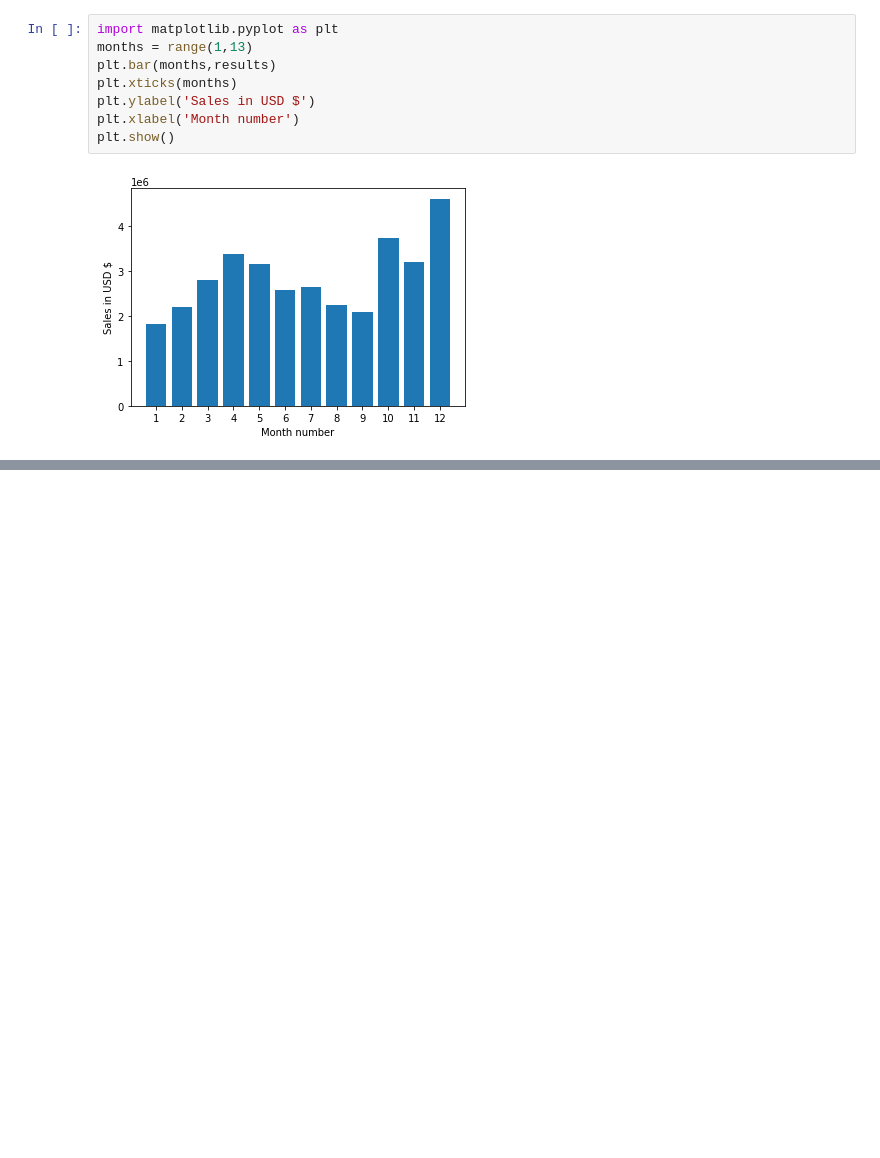
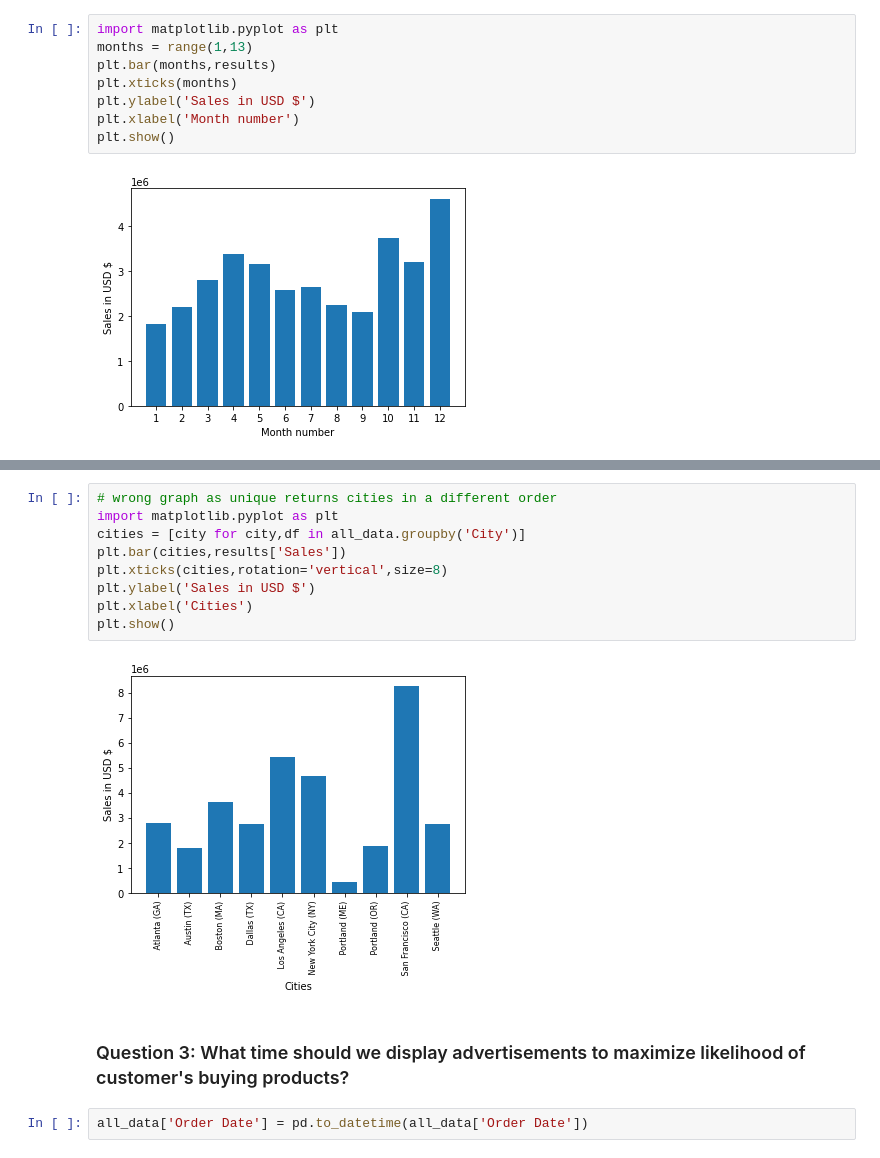
Before and after one commit to janakimeena/Sales_Data_Analysis, a Jupyter notebook: Sales_Analysis.ipynb, the cells around one changed output, grey strips where cells are left out. Drawn from its saved outputs; the diff is of its cells as text; blank space fills up the shorter version.

```diff
--- a/Sales_Analysis.ipynb
+++ b/Sales_Analysis.ipynb
@@ -135,0 +253,15 @@ plt.show()
+# %%
+# wrong graph as unique returns cities in a different order
+import matplotlib.pyplot as plt
+cities = [city for city,df in all_data.groupby('City')]
+plt.bar(cities,results['Sales'])
+plt.xticks(cities,rotation='vertical',size=8)
+plt.ylabel('Sales in USD $')
+plt.xlabel('Cities')
+plt.show()
+# %% [output]
+[figure, added]
+# %% [markdown]
+### Question 3: What time should we display advertisements to maximize likelihood of customer's buying products?
+# %%
+all_data['Order Date'] = pd.to_datetime(all_data['Order Date'])
```
Also changed, not shown: parts of 59 cells of this notebook.
